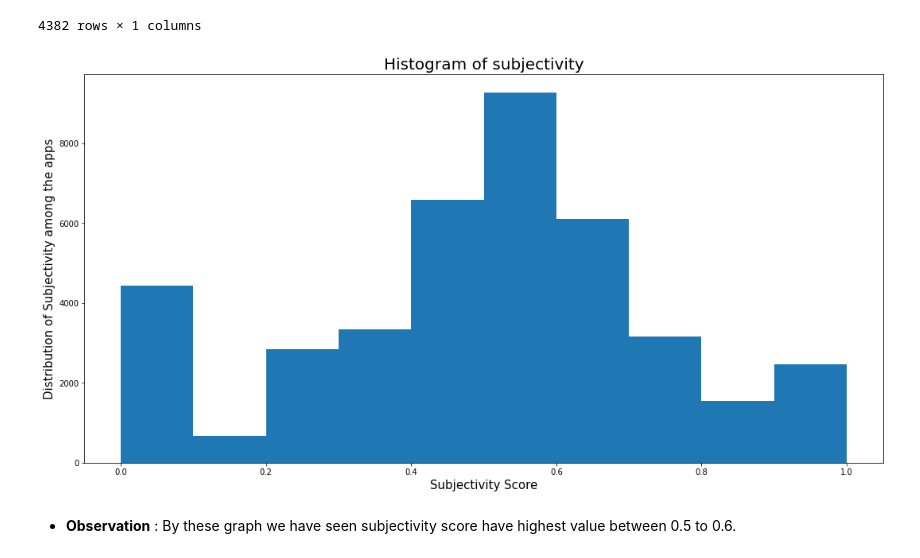
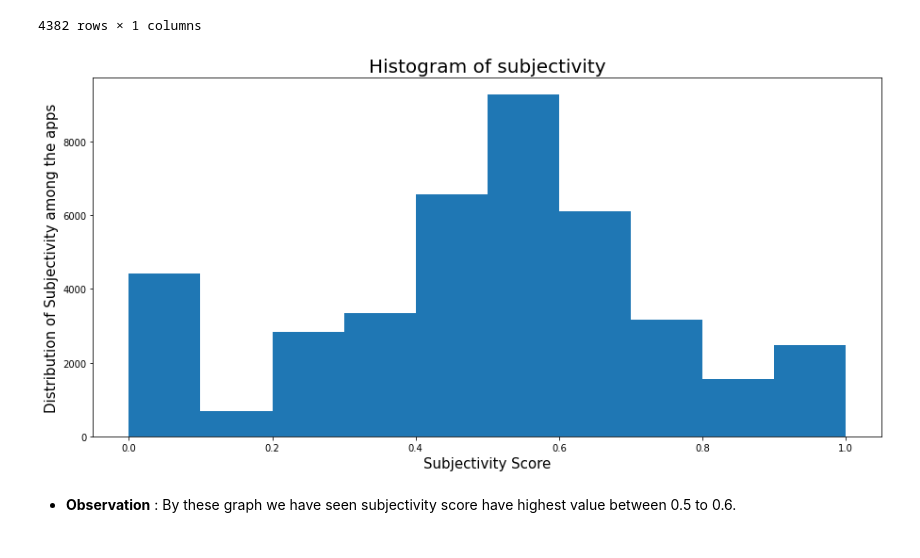
Before and after one commit to sumit25chini/Play-Store-Apps-Reviews-Analysis, a Jupyter notebook: AS_Team_Capstone_Project_Play_Store_App_Review_Analysis_Capstone_Project.ipynb, the cells around one changed output. Drawn from its saved outputs; the diff is of its cells as text; code cells hidden in the pictures.

```diff
--- a/AS_Team_Capstone_Project_Play_Store_App_Review_Analysis_Capstone_Project.ipynb
+++ b/AS_Team_Capstone_Project_Play_Store_App_Review_Analysis_Capstone_Project.ipynb
@@ -828,17 +828,17 @@ merge_sentiment_sub
 4382 rows × 1 columns
 # %%
 # creat figure
-plt.figure(figsize=(18,9))
+plt.figure(figsize=(15,7))
 
 # naming the histrogram
 plt.xlabel("Subjectivity Score",fontsize=15)
 plt.ylabel("Distribution of Subjectivity among the apps",fontsize=15)
 plt.title("Histogram of subjectivity",fontsize=20)
 
 # plotting the histrogram
 plt.hist(merge_df[merge_df['Sentiment_Subjectivity'].notnull()]['Sentiment_Subjectivity']);
 # %% [output]
-[figure, old version]
+[figure, new version]
 # %% [markdown]
 * **Observation** : By these graph we have seen subjectivity score have highest value between 0.5 to 0.6.
 # %% [markdown]
```
Also changed, not shown: parts of 5 cells of this notebook.
